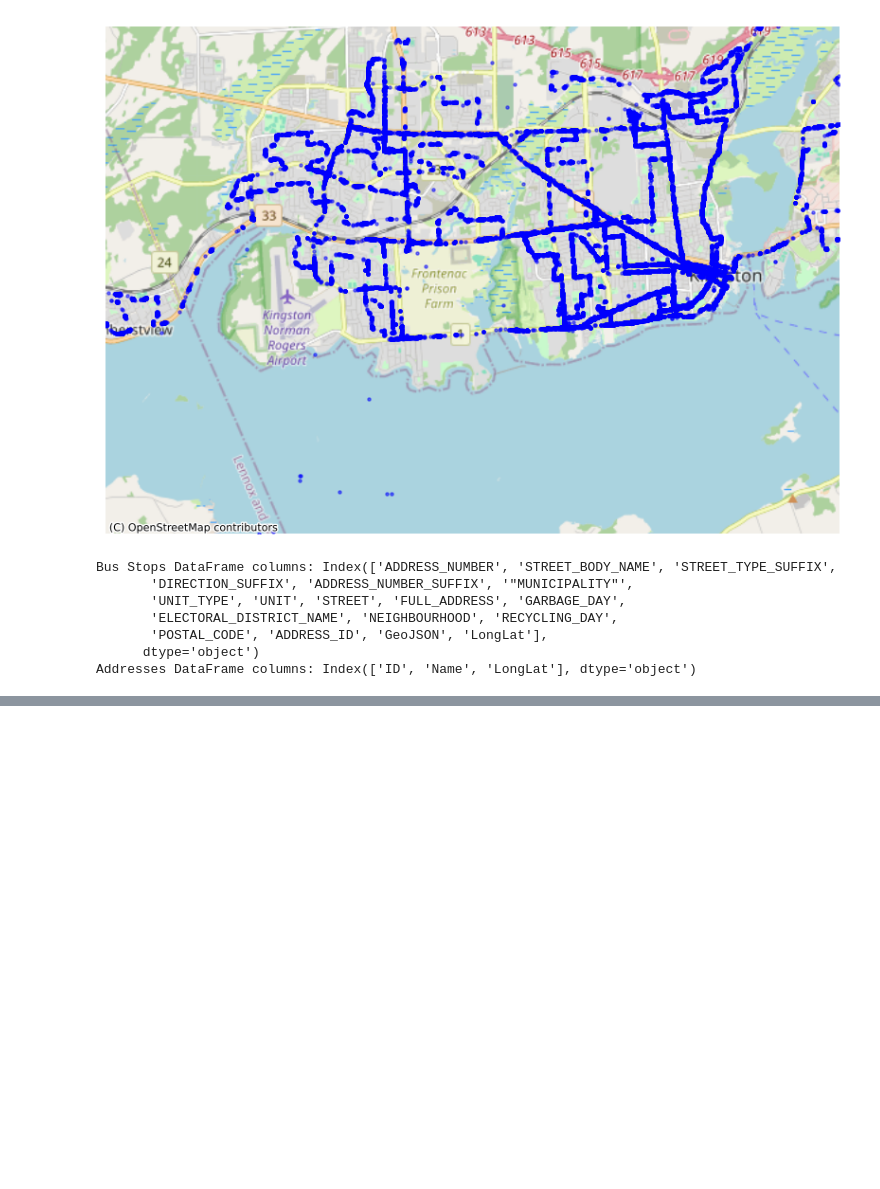
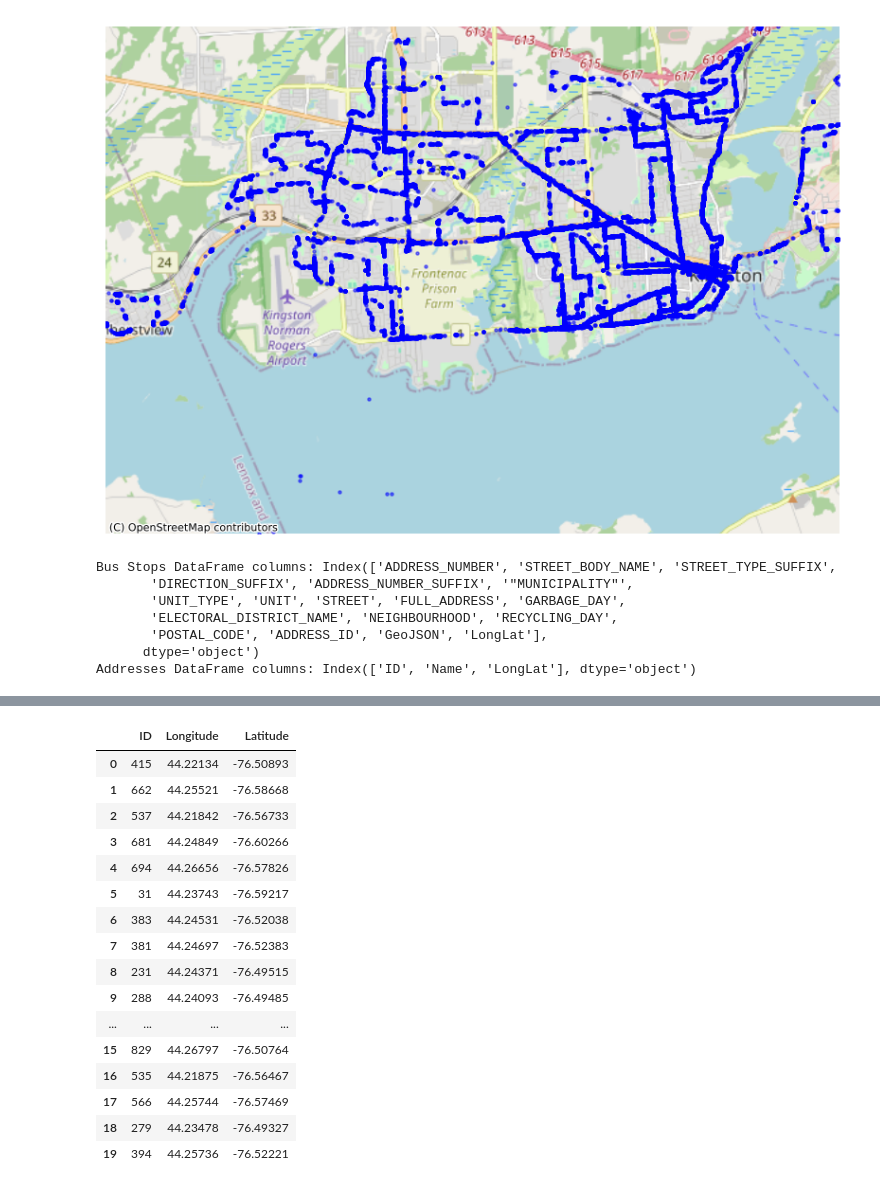
Before and after one commit to amirRafati/451Ass1, a Jupyter notebook: KingstonBusTask2.ipynb, the cells around one changed output, grey strips where cells are left out. Drawn from its saved outputs; the diff is of its cells as text; code cells hidden in the pictures; blank space fills up the shorter version.

```diff
--- a/KingstonBusTask2.ipynb
+++ b/KingstonBusTask2.ipynb
@@ -105,0 +405,28 @@ ValueError: Latitude must be in the [-90; 90] range.
+# %%
+import pandas as pd
+import geopandas as gpd
+import matplotlib.pyplot as plt
+import contextily as ctx
+
+# Load the filtered bus stops data
+file_path = 'filtered_bus_stops.csv'  # Update to the correct path
+data = pd.read_csv(file_path)
+display(data)
+# %% [output]
+|  | ID | Longitude | Latitude |
+| 0 | 415 | 44.22134 | -76.50893 |
+| 1 | 662 | 44.25521 | -76.58668 |
+| 2 | 537 | 44.21842 | -76.56733 |
+| 3 | 681 | 44.24849 | -76.60266 |
+| 4 | 694 | 44.26656 | -76.57826 |
+| 5 | 31 | 44.23743 | -76.59217 |
+| 6 | 383 | 44.24531 | -76.52038 |
+| 7 | 381 | 44.24697 | -76.52383 |
+| 8 | 231 | 44.24371 | -76.49515 |
+| 9 | 288 | 44.24093 | -76.49485 |
+| ... | ... | ... | ... |
+| 15 | 829 | 44.26797 | -76.50764 |
+| 16 | 535 | 44.21875 | -76.56467 |
+| 17 | 566 | 44.25744 | -76.57469 |
+| 18 | 279 | 44.23478 | -76.49327 |
+| 19 | 394 | 44.25736 | -76.52221 |
```
Also changed, not shown: parts of 12 cells of this notebook, 2 other files.
